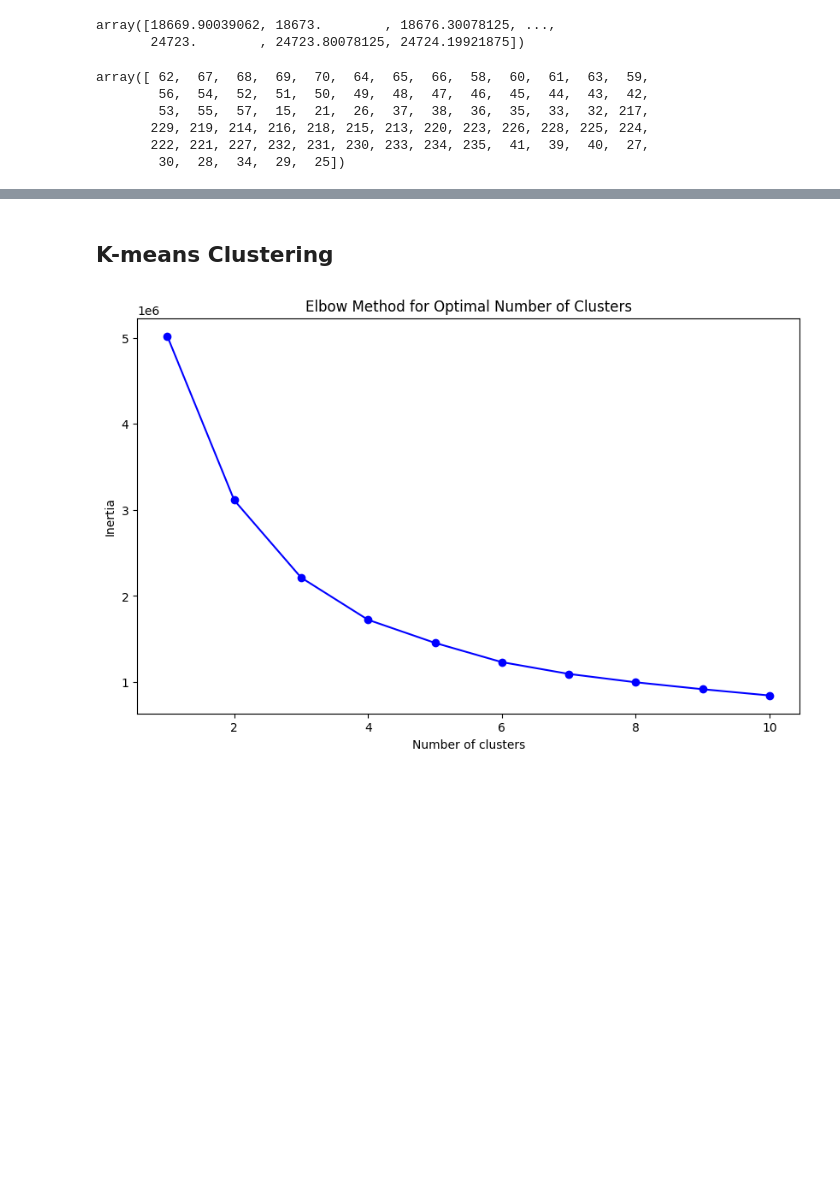
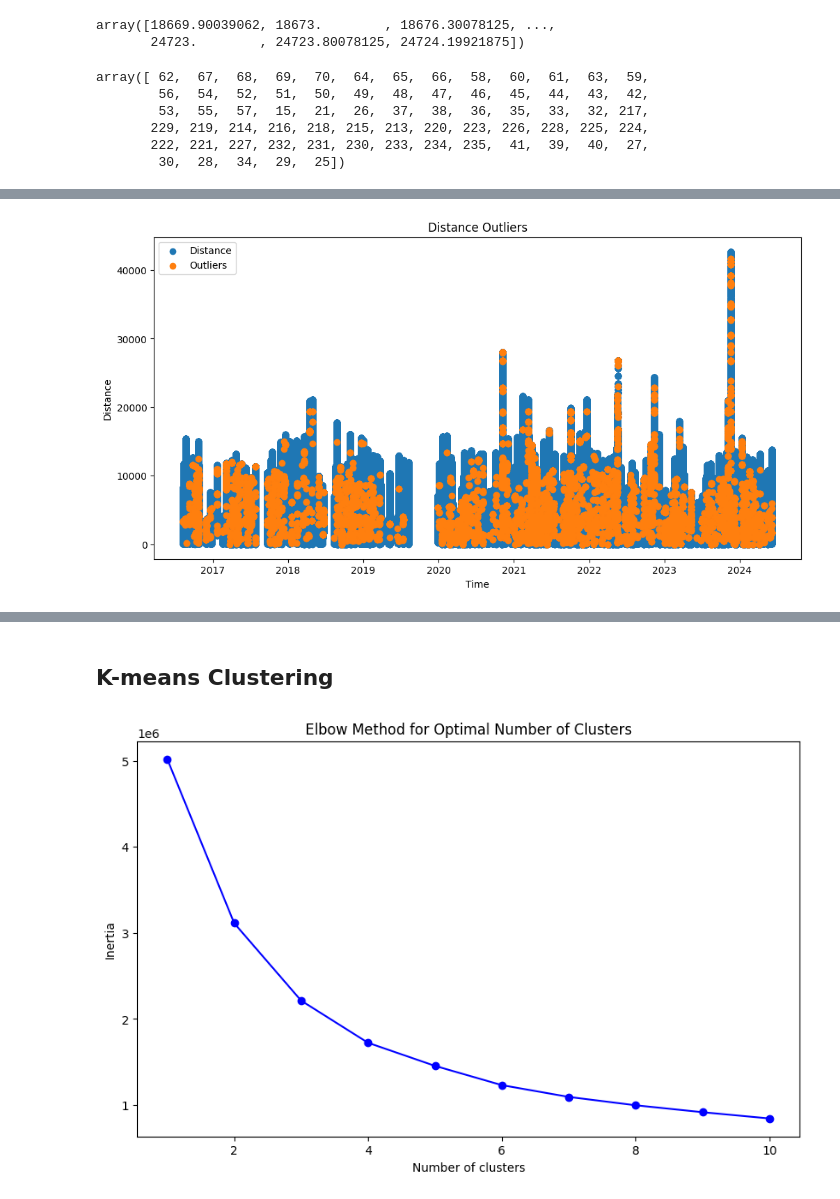
Before and after one commit to JJWRoeloffs/MLQS_group49, a Jupyter notebook: exploratory_data_analysis.ipynb, the cells around one changed output, grey strips where cells are left out. Saved outputs shown, nothing was run; the diff lists cells and outputs as text; code cells hidden in the pictures; blank space fills up the shorter version.

```diff
--- a/exploratory_data_analysis.ipynb
+++ b/exploratory_data_analysis.ipynb
@@ -319,3 +319,16 @@ array([ 62,  67,  68,  69,  70,  64,  65,  66,  58,  60,  61,  63,  59,
        229, 219, 214, 216, 218, 215, 213, 220, 223, 226, 228, 225, 224,
        222, 221, 227, 232, 231, 230, 233, 234, 235,  41,  39,  40,  27,
         30,  28,  34,  29,  25])
+# %%
+from pathlib import Path
+from csv import DictReader
+from datetime import datetime
+from itertools import groupby
+
+import matplotlib.pyplot as plt
+from sklearn.neighbors import LocalOutlierFactor
+
+from typing import Any, Dict, Iterable, List
+
+with Path("processed_data/filled_in.csv").open("r") as f:
+    data_filled = list(DictReader(f))
@@ -321,0 +403,76 @@ array([ 62,  67,  68,  69,  70,  64,  65,  66,  58,  60,  61,  63,  59,
+# %%
+clf = LocalOutlierFactor()
+indata = [
+    [float(point["HeartRate"]), float(point["Speed"]), float(point["Distance"])]
+    for point in data_filled
+]
+labels = clf.fit_predict(indata)
+# %%
+plt.figure(figsize=(12, 6))
+plt.scatter(
+    [datetime.fromisoformat(point["Time"]) for point in data_filled],
+    [float(point["Distance"]) for point in data_filled],
+    label="Distance",
+)
+plt.scatter(
+    [
+        datetime.fromisoformat(point["Time"])
+        for label, point in zip(labels, data_filled)
+        if label == -1
+    ],
+    [float(point["Distance"]) for label, point in zip(labels, data_filled) if label == -1],
+    label="Outliers",
+)
+plt.title("Distance Outliers")
+plt.xlabel("Time")
+plt.ylabel("Distance")
+plt.legend()
+plt.show()
+
+plt.figure(figsize=(12, 6))
+plt.scatter(
+    [datetime.fromisoformat(point["Time"]) for point in data_filled],
+    [float(point["HeartRate"]) for point in data_filled],
+    label="HeartRate",
+)
+plt.scatter(
+    [
+        datetime.fromisoformat(point["Time"])
+        for label, point in zip(labels, data_filled)
+        if label == -1
+    ],
+    [
+        float(point["HeartRate"])
+        for label, point in zip(labels, data_filled)
+        if label == -1
+    ],
+    label="Outliers",
+)
+plt.title("HeartRate Outliers")
+plt.xlabel("Time")
+plt.ylabel("HeartRate")
+plt.legend()
+plt.show()
+
+plt.figure(figsize=(12, 6))
+plt.scatter(
+    [datetime.fromisoformat(point["Time"]) for point in data_filled],
+    [float(point["Speed"]) for point in data_filled],
+    label="Speed",
+)
+plt.scatter(
+    [
+        datetime.fromisoformat(point["Time"])
+        for label, point in zip(labels, data_filled)
+        if label == -1
+    ],
+    [float(point["Speed"]) for label, point in zip(labels, data_filled) if label == -1],
+    label="Outliers",
+)
+plt.title("Speed Outliers")
+plt.xlabel("Time")
+plt.ylabel("Speed")
+plt.legend()
+plt.show()
+# %% [output]
+[figure, added]
```
Also changed, not shown: parts of 2 cells of this notebook.
